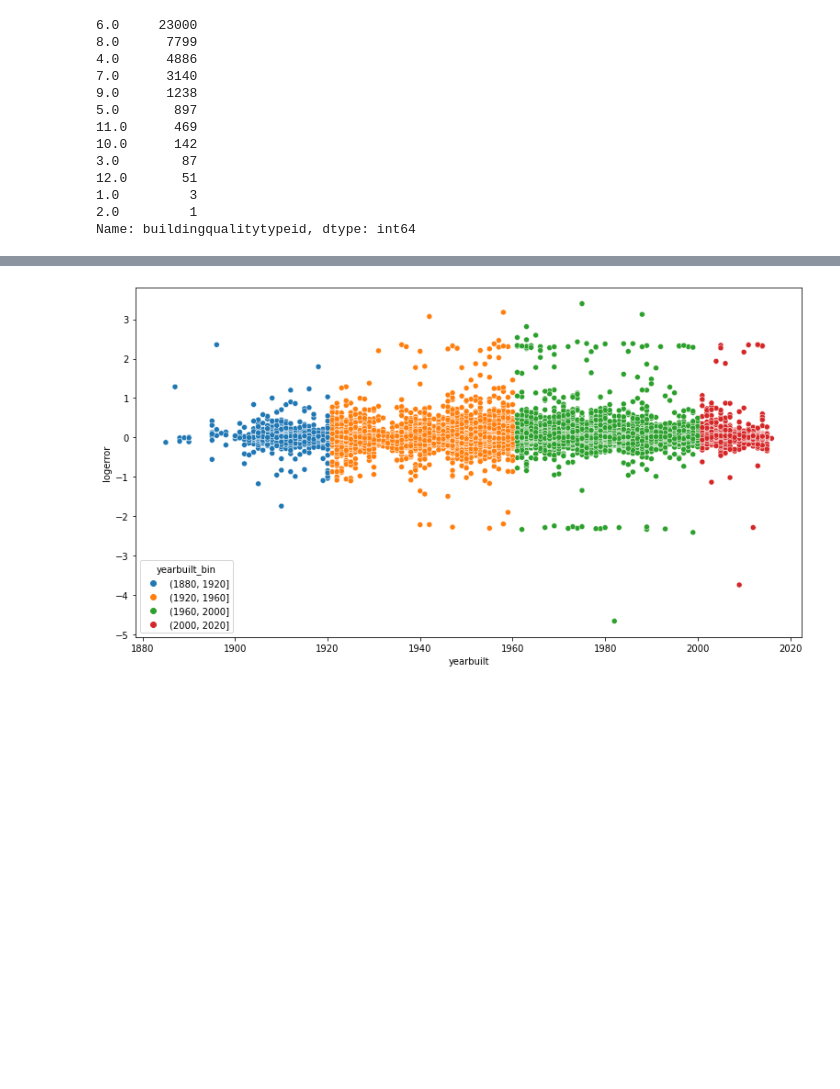
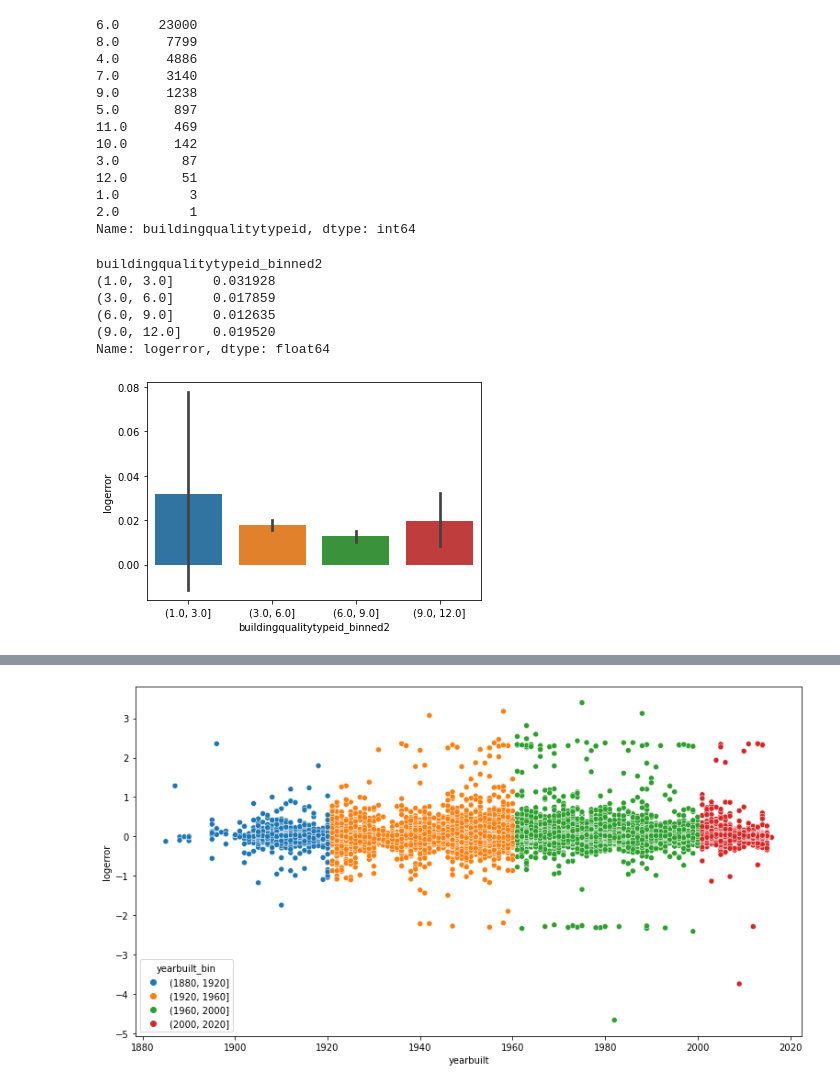
Before and after one commit to Joshua-C-Bryant/clustering-exercises, a Jupyter notebook: explore_zillow.ipynb, the cells around one changed output, grey strips where cells are left out. Cells and saved outputs as stored; diff of their text form; code cells hidden in the pictures; blank space fills up the shorter version.

```diff
--- a/explore_zillow.ipynb
+++ b/explore_zillow.ipynb
@@ -118,3 +118,19 @@ train.buildingqualitytypeid.value_counts()
 1.0         3
 2.0         1
 Name: buildingqualitytypeid, dtype: int64
+# %%
+train['buildingqualitytypeid_binned2'] = pd.cut(train.buildingqualitytypeid, [1.0,3.0,6.0,9.0,12.0])
+# %%
+train.groupby('buildingqualitytypeid_binned2').logerror.mean()
+# %% [output]
+buildingqualitytypeid_binned2
+(1.0, 3.0]     0.031928
+(3.0, 6.0]     0.017859
+(6.0, 9.0]     0.012635
+(9.0, 12.0]    0.019520
+Name: logerror, dtype: float64
+# %%
+sns.barplot(data=train,y='logerror',x='buildingqualitytypeid_binned2')
+plt.show()
+# %% [output]
+[figure, added]
```
Also changed, not shown: parts of 6 cells of this notebook.
